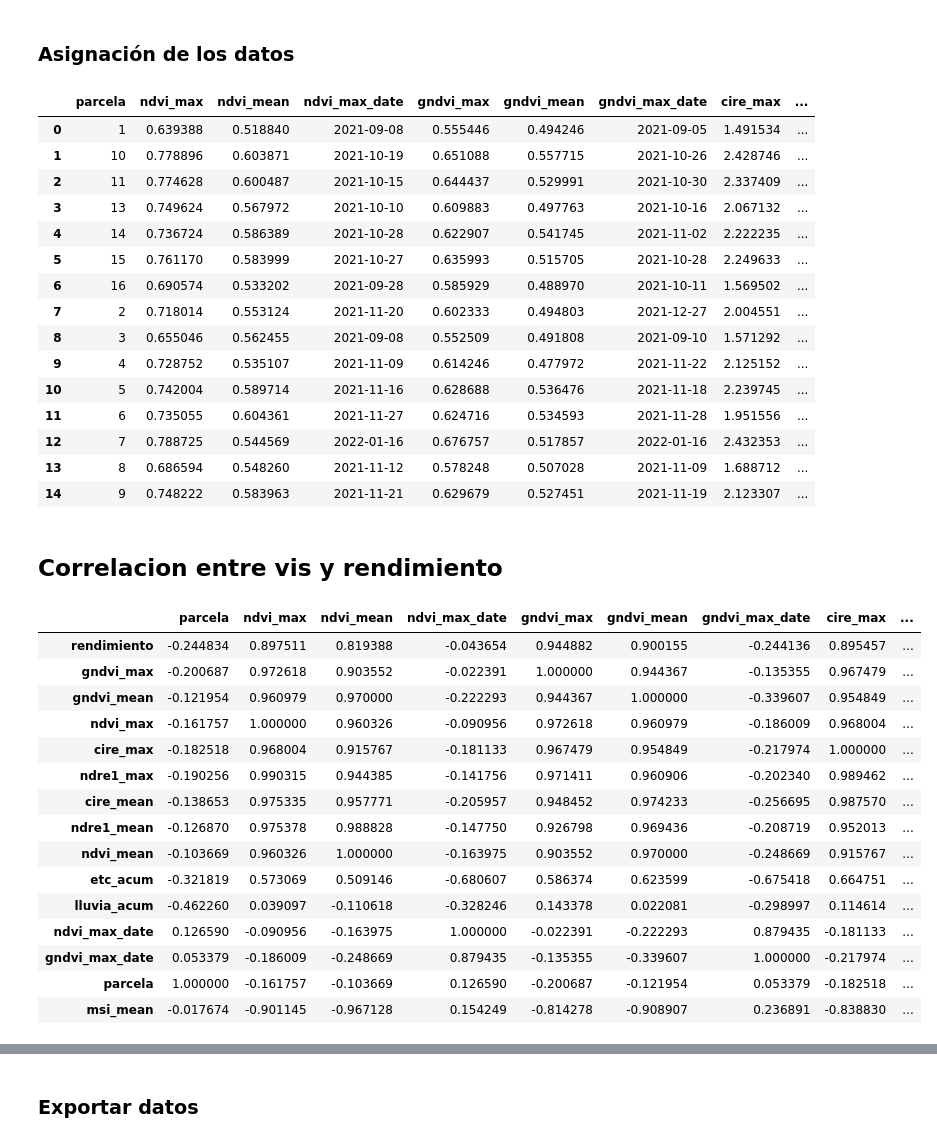
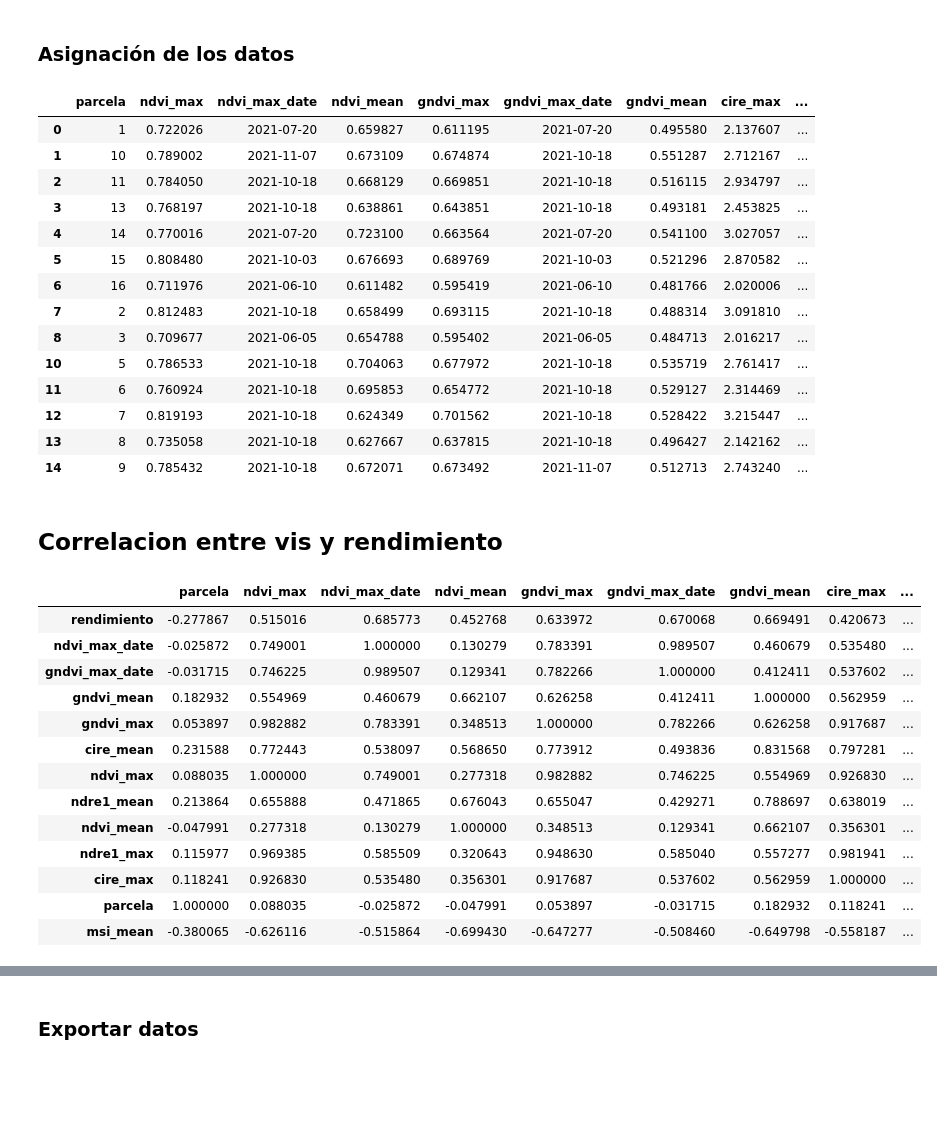
Before and after one commit to VivaldoGP/Tesis, a Jupyter notebook: data_analysis/notebooks/01_corr_data.ipynb, the cells around one changed output, grey strips where cells are left out. Drawn from its saved outputs; the diff is of its cells as text; code cells hidden in the pictures; blank space fills up the shorter version.

```diff
--- a/data_analysis/notebooks/01_corr_data.ipynb
+++ b/data_analysis/notebooks/01_corr_data.ipynb
@@ -240,23 +240,25 @@ zafra2022_r['rendimiento'] = pd.Series([48, 75, 75, 30, 50, 60, 25, 60, 45, 50,
 zafra2021_m['rendimiento'] = pd.Series([49, 80, 73, 33, 56, 62, 32, 64, 48, 53, 78, 81, 68, 73, 71])
 zafra2022_m['rendimiento'] = pd.Series([48, 75, 75, 30, 50, 60, 25, 60, 45, 50, 75, 75, 75, 75, 75])
 # %%
-zafra2021_m
+zafra2021_r
 # %% [output]
-|  | parcela | ndvi_max | ndvi_mean | ndvi_max_date | gndvi_max | gndvi_mean | gndvi_max_date | cire_max | ... |
-| 0 | 1 | 0.639388 | 0.518840 | 2021-09-08 | 0.555446 | 0.494246 | 2021-09-05 | 1.491534 | ... |
-| 1 | 10 | 0.778896 | 0.603871 | 2021-10-19 | 0.651088 | 0.557715 | 2021-10-26 | 2.428746 | ... |
-| 2 | 11 | 0.774628 | 0.600487 | 2021-10-15 | 0.644437 | 0.529991 | 2021-10-30 | 2.337409 | ... |
-| 3 | 13 | 0.749624 | 0.567972 | 2021-10-10 | 0.609883 | 0.497763 | 2021-10-16 | 2.067132 | ... |
-| 4 | 14 | 0.736724 | 0.586389 | 2021-10-28 | 0.622907 | 0.541745 | 2021-11-02 | 2.222235 | ... |
-| 5 | 15 | 0.761170 | 0.583999 | 2021-10-27 | 0.635993 | 0.515705 | 2021-10-28 | 2.249633 | ... |
-| 6 | 16 | 0.690574 | 0.533202 | 2021-09-28 | 0.585929 | 0.488970 | 2021-10-11 | 1.569502 | ... |
-| 7 | 2 | 0.718014 | 0.553124 | 2021-11-20 | 0.602333 | 0.494803 | 2021-12-27 | 2.004551 | ... |
-| 8 | 3 | 0.655046 | 0.562455 | 2021-09-08 | 0.552509 | 0.491808 | 2021-09-10 | 1.571292 | ... |
-| 9 | 4 | 0.728752 | 0.535107 | 2021-11-09 | 0.614246 | 0.477972 | 2021-11-22 | 2.125152 | ... |
-| 10 | 5 | 0.742004 | 0.589714 | 2021-11-16 | 0.628688 | 0.536476 | 2021-11-18 | 2.239745 | ... |
-| 11 | 6 | 0.735055 | 0.604361 | 2021-11-27 | 0.624716 | 0.534593 | 2021-11-28 | 1.951556 | ... |
-| 12 | 7 | 0.788725 | 0.544569 | 2022-01-16 | 0.676757 | 0.517857 | 2022-01-16 | 2.432353 | ... |
-| 13 | 8 | 0.686594 | 0.548260 | 2021-11-12 | 0.578248 | 0.507028 | 2021-11-09 | 1.688712 | ... |
-| 14 | 9 | 0.748222 | 0.583963 | 2021-11-21 | 0.629679 | 0.527451 | 2021-11-19 | 2.123307 | ... |
+|  | parcela | ndvi_max | ndvi_max_date | ndvi_mean | gndvi_max | gndvi_max_date | gndvi_mean | cire_max | ... |
+| 0 | 1 | 0.722026 | 2021-07-20 | 0.659827 | 0.611195 | 2021-07-20 | 0.495580 | 2.137607 | ... |
+| 1 | 10 | 0.789002 | 2021-11-07 | 0.673109 | 0.674874 | 2021-10-18 | 0.551287 | 2.712167 | ... |
+| 2 | 11 | 0.784050 | 2021-10-18 | 0.668129 | 0.669851 | 2021-10-18 | 0.516115 | 2.934797 | ... |
+| 3 | 13 | 0.768197 | 2021-10-18 | 0.638861 | 0.643851 | 2021-10-18 | 0.493181 | 2.453825 | ... |
+| 4 | 14 | 0.770016 | 2021-07-20 | 0.723100 | 0.663564 | 2021-07-20 | 0.541100 | 3.027057 | ... |
+| 5 | 15 | 0.808480 | 2021-10-03 | 0.676693 | 0.689769 | 2021-10-03 | 0.521296 | 2.870582 | ... |
+| 6 | 16 | 0.711976 | 2021-06-10 | 0.611482 | 0.595419 | 2021-06-10 | 0.481766 | 2.020006 | ... |
+| 7 | 2 | 0.812483 | 2021-10-18 | 0.658499 | 0.693115 | 2021-10-18 | 0.488314 | 3.091810 | ... |
+| 8 | 3 | 0.709677 | 2021-06-05 | 0.654788 | 0.595402 | 2021-06-05 | 0.484713 | 2.016217 | ... |
+| 10 | 5 | 0.786533 | 2021-10-18 | 0.704063 | 0.677972 | 2021-10-18 | 0.535719 | 2.761417 | ... |
+| 11 | 6 | 0.760924 | 2021-10-18 | 0.695853 | 0.654772 | 2021-10-18 | 0.529127 | 2.314469 | ... |
+| 12 | 7 | 0.819193 | 2021-10-18 | 0.624349 | 0.701562 | 2021-10-18 | 0.528422 | 3.215447 | ... |
+| 13 | 8 | 0.735058 | 2021-10-18 | 0.627667 | 0.637815 | 2021-10-18 | 0.496427 | 2.142162 | ... |
+| 14 | 9 | 0.785432 | 2021-10-18 | 0.672071 | 0.673492 | 2021-11-07 | 0.512713 | 2.743240 | ... |
+# %%
+zafra2021_m.drop(zafra2021_m[zafra2021_m['parcela'] == 4].index, inplace=True)
+zafra2021_r.drop(zafra2021_r[zafra2021_r['parcela'] == 4].index, inplace=True)
 # %% [markdown]
 ## Correlacion entre vis y rendimiento
@@ -265,22 +265,20 @@ zafra2021_m.drop(9, inplace=True)
 # %%
-zafra2022_m.corr().sort_values(by='rendimiento', ascending=False)
+zafra2021_r.corr().sort_values(by='rendimiento', ascending=False)
 # %% [output]
-|  | parcela | ndvi_max | ndvi_mean | ndvi_max_date | gndvi_max | gndvi_mean | gndvi_max_date | cire_max | ... |
-| rendimiento | -0.244834 | 0.897511 | 0.819388 | -0.043654 | 0.944882 | 0.900155 | -0.244136 | 0.895457 | ... |
-| gndvi_max | -0.200687 | 0.972618 | 0.903552 | -0.022391 | 1.000000 | 0.944367 | -0.135355 | 0.967479 | ... |
-| gndvi_mean | -0.121954 | 0.960979 | 0.970000 | -0.222293 | 0.944367 | 1.000000 | -0.339607 | 0.954849 | ... |
-| ndvi_max | -0.161757 | 1.000000 | 0.960326 | -0.090956 | 0.972618 | 0.960979 | -0.186009 | 0.968004 | ... |
-| cire_max | -0.182518 | 0.968004 | 0.915767 | -0.181133 | 0.967479 | 0.954849 | -0.217974 | 1.000000 | ... |
-| ndre1_max | -0.190256 | 0.990315 | 0.944385 | -0.141756 | 0.971411 | 0.960906 | -0.202340 | 0.989462 | ... |
-| cire_mean | -0.138653 | 0.975335 | 0.957771 | -0.205957 | 0.948452 | 0.974233 | -0.256695 | 0.987570 | ... |
-| ndre1_mean | -0.126870 | 0.975378 | 0.988828 | -0.147750 | 0.926798 | 0.969436 | -0.208719 | 0.952013 | ... |
-| ndvi_mean | -0.103669 | 0.960326 | 1.000000 | -0.163975 | 0.903552 | 0.970000 | -0.248669 | 0.915767 | ... |
-| etc_acum | -0.321819 | 0.573069 | 0.509146 | -0.680607 | 0.586374 | 0.623599 | -0.675418 | 0.664751 | ... |
-| lluvia_acum | -0.462260 | 0.039097 | -0.110618 | -0.328246 | 0.143378 | 0.022081 | -0.298997 | 0.114614 | ... |
-| ndvi_max_date | 0.126590 | -0.090956 | -0.163975 | 1.000000 | -0.022391 | -0.222293 | 0.879435 | -0.181133 | ... |
-| gndvi_max_date | 0.053379 | -0.186009 | -0.248669 | 0.879435 | -0.135355 | -0.339607 | 1.000000 | -0.217974 | ... |
-| parcela | 1.000000 | -0.161757 | -0.103669 | 0.126590 | -0.200687 | -0.121954 | 0.053379 | -0.182518 | ... |
-| msi_mean | -0.017674 | -0.901145 | -0.967128 | 0.154249 | -0.814278 | -0.908907 | 0.236891 | -0.838830 | ... |
+|  | parcela | ndvi_max | ndvi_max_date | ndvi_mean | gndvi_max | gndvi_max_date | gndvi_mean | cire_max | ... |
+| rendimiento | -0.277867 | 0.515016 | 0.685773 | 0.452768 | 0.633972 | 0.670068 | 0.669491 | 0.420673 | ... |
+| ndvi_max_date | -0.025872 | 0.749001 | 1.000000 | 0.130279 | 0.783391 | 0.989507 | 0.460679 | 0.535480 | ... |
+| gndvi_max_date | -0.031715 | 0.746225 | 0.989507 | 0.129341 | 0.782266 | 1.000000 | 0.412411 | 0.537602 | ... |
+| gndvi_mean | 0.182932 | 0.554969 | 0.460679 | 0.662107 | 0.626258 | 0.412411 | 1.000000 | 0.562959 | ... |
+| gndvi_max | 0.053897 | 0.982882 | 0.783391 | 0.348513 | 1.000000 | 0.782266 | 0.626258 | 0.917687 | ... |
+| cire_mean | 0.231588 | 0.772443 | 0.538097 | 0.568650 | 0.773912 | 0.493836 | 0.831568 | 0.797281 | ... |
+| ndvi_max | 0.088035 | 1.000000 | 0.749001 | 0.277318 | 0.982882 | 0.746225 | 0.554969 | 0.926830 | ... |
+| ndre1_mean | 0.213864 | 0.655888 | 0.471865 | 0.676043 | 0.655047 | 0.429271 | 0.788697 | 0.638019 | ... |
+| ndvi_mean | -0.047991 | 0.277318 | 0.130279 | 1.000000 | 0.348513 | 0.129341 | 0.662107 | 0.356301 | ... |
+| ndre1_max | 0.115977 | 0.969385 | 0.585509 | 0.320643 | 0.948630 | 0.585040 | 0.557277 | 0.981941 | ... |
+| cire_max | 0.118241 | 0.926830 | 0.535480 | 0.356301 | 0.917687 | 0.537602 | 0.562959 | 1.000000 | ... |
+| parcela | 1.000000 | 0.088035 | -0.025872 | -0.047991 | 0.053897 | -0.031715 | 0.182932 | 0.118241 | ... |
+| msi_mean | -0.380065 | -0.626116 | -0.515864 | -0.699430 | -0.647277 | -0.508460 | -0.649798 | -0.558187 | ... |
 # %%
 zafras_r = pd.concat([zafra2021_r, zafra2022_r])
 zafras_m = pd.concat([zafra2021_m, zafra2022_m])
```
Also changed, not shown: parts of 4 cells of this notebook, 1 other file.
